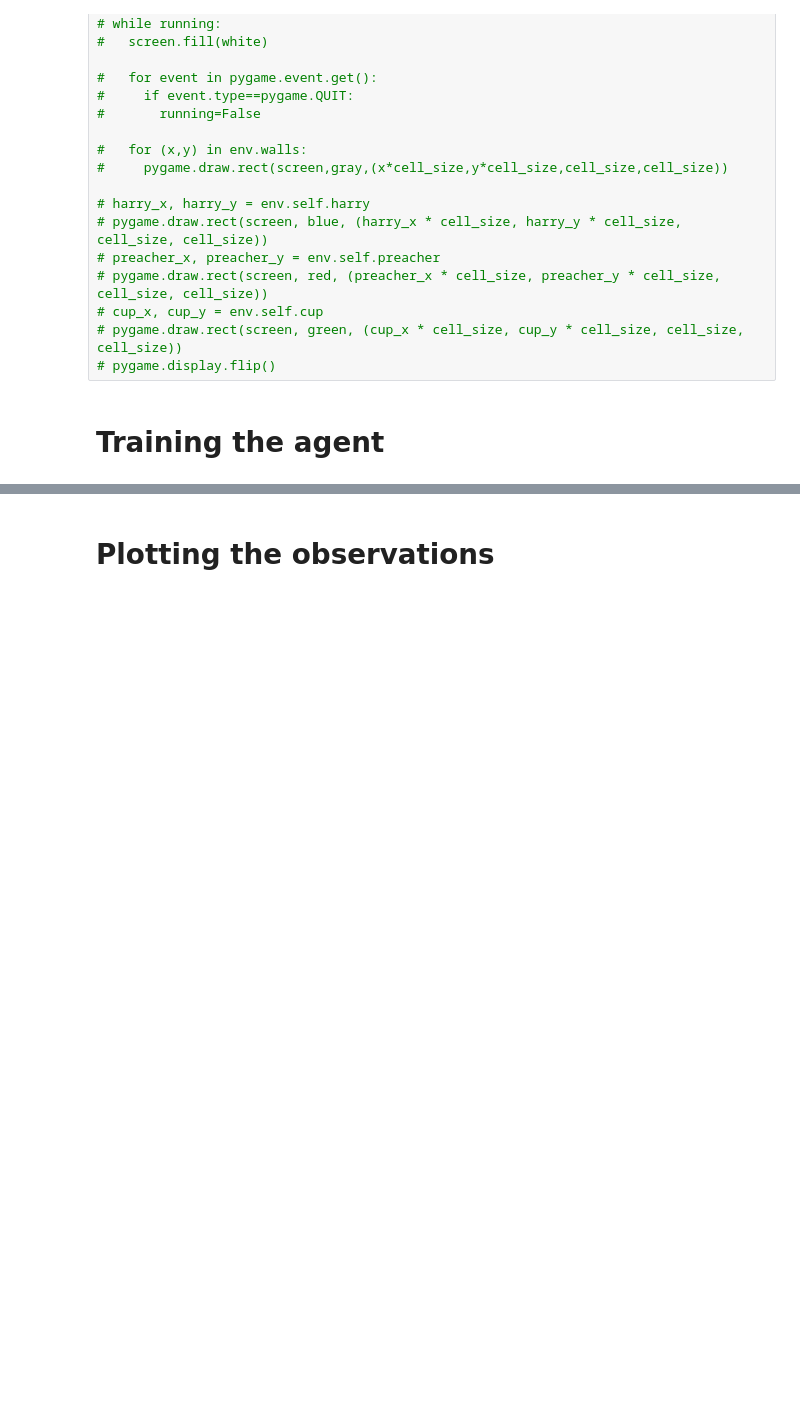
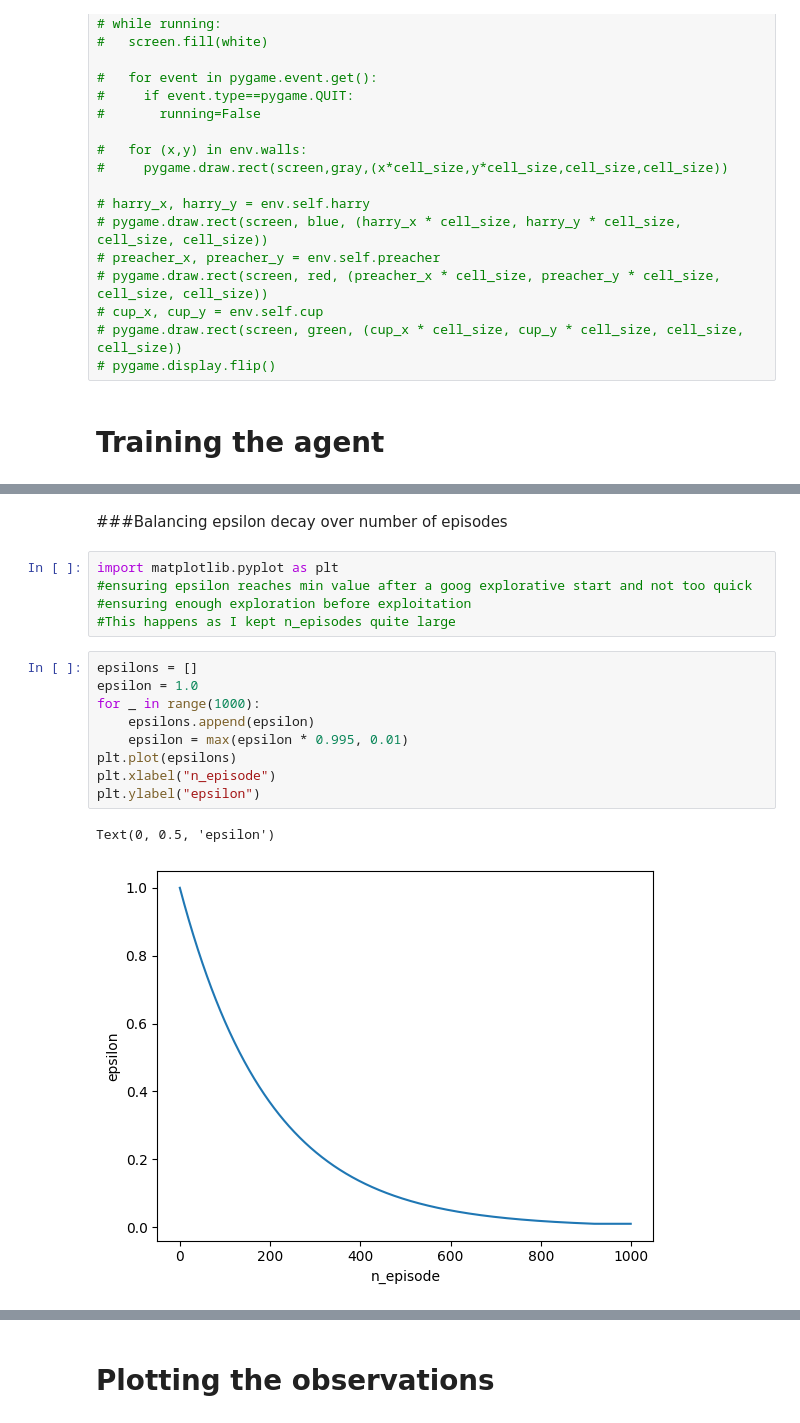
Before and after one commit to gaixen/BCS_recruitment, a Jupyter notebook: The Goblet of Fire/demo_solution.ipynb, the cells around one changed output, grey strips where cells are left out. Saved outputs shown, nothing was run; the diff lists cells and outputs as text; blank space fills up the shorter version.

```diff
--- a/The Goblet of Fire/demo_solution.ipynb
+++ b/The Goblet of Fire/demo_solution.ipynb
@@ -252,3 +262,22 @@ class Qtable:
   def decay_epsilon(self):
     if self.epsilon > self.epsilon_min:
       self.epsilon *= self.epsilon_decay_rate
+# %% [markdown]
+###Balancing epsilon decay over number of episodes
+# %%
+import matplotlib.pyplot as plt
+#ensuring epsilon reaches min value after a goog explorative start and not too quick
+#ensuring enough exploration before exploitation
+#This happens as I kept n_episodes quite large
+# %%
+epsilons = []
+epsilon = 1.0
+for _ in range(1000):
+    epsilons.append(epsilon)
+    epsilon = max(epsilon * 0.995, 0.01)
+plt.plot(epsilons)
+plt.xlabel("n_episode")
+plt.ylabel("epsilon")
+# %% [output]
+Text(0, 0.5, 'epsilon')
+[figure, added]
```
Also changed, not shown: parts of 6 cells of this notebook.
